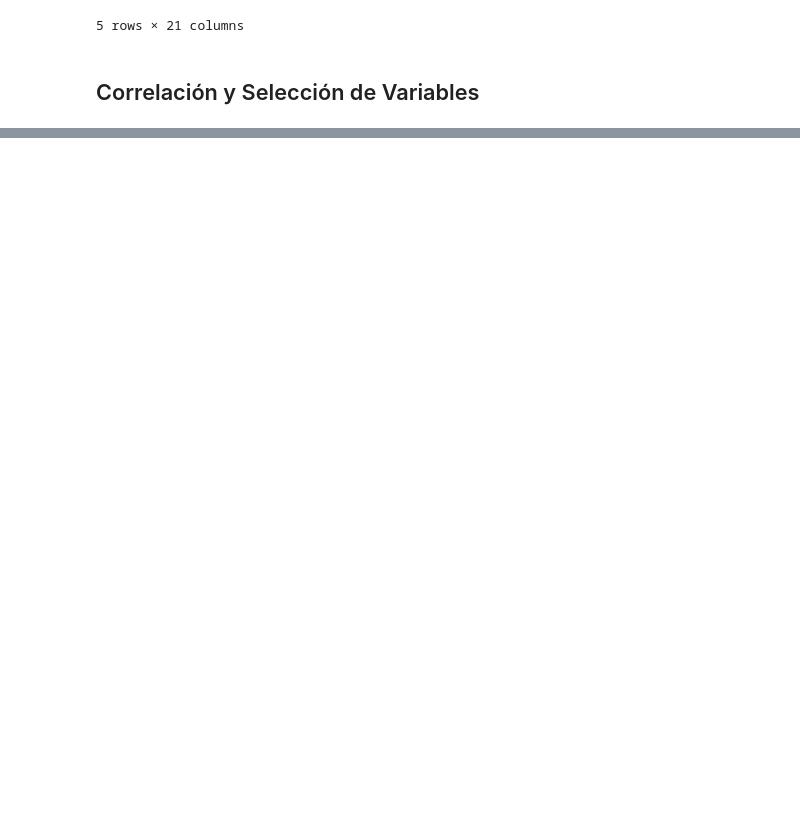
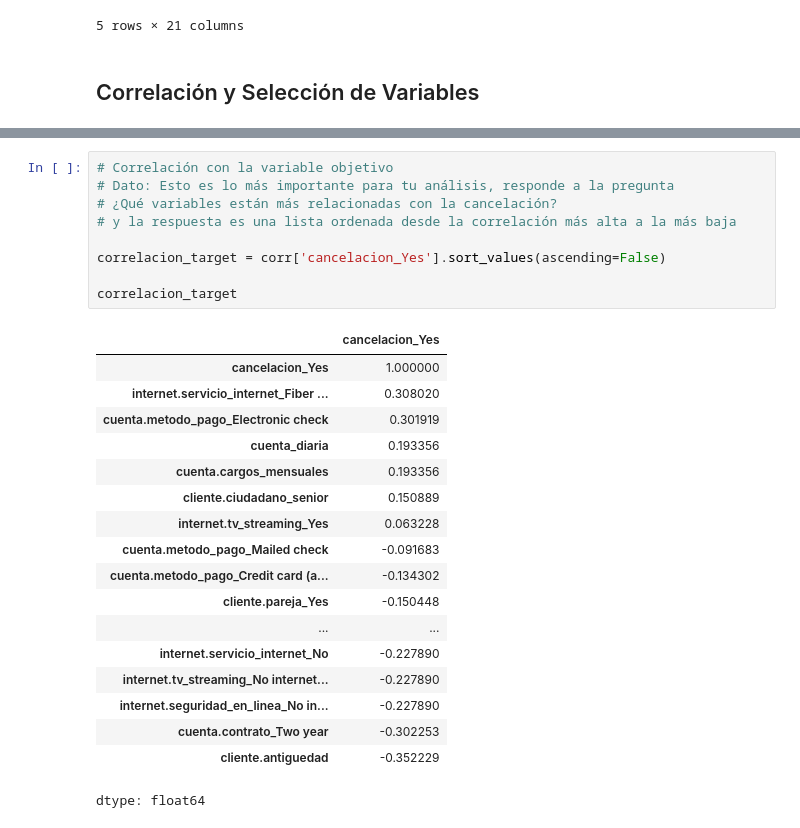
Before and after one commit to paolalarap/challenge_TelecomX2_palp, a Jupyter notebook: Challenge_TelecomX2_palp.ipynb, the cells around one changed output, grey strips where cells are left out. Cells and saved outputs as stored; diff of their text form; blank space fills up the shorter version.

```diff
--- a/Challenge_TelecomX2_palp.ipynb
+++ b/Challenge_TelecomX2_palp.ipynb
@@ -229,0 +245,28 @@ datos_cliente_normalizado.head()
+# %%
+# Correlación con la variable objetivo
+# Dato: Esto es lo más importante para tu análisis, responde a la pregunta
+# ¿Qué variables están más relacionadas con la cancelación?
+# y la respuesta es una lista ordenada desde la correlación más alta a la más baja
+
+correlacion_target = corr['cancelacion_Yes'].sort_values(ascending=False)
+
+correlacion_target
+# %% [output]
+|  | cancelacion_Yes |
+| cancelacion_Yes | 1.000000 |
+| internet.servicio_internet_Fiber ... | 0.308020 |
+| cuenta.metodo_pago_Electronic check | 0.301919 |
+| cuenta_diaria | 0.193356 |
+| cuenta.cargos_mensuales | 0.193356 |
+| cliente.ciudadano_senior | 0.150889 |
+| internet.tv_streaming_Yes | 0.063228 |
+| cuenta.metodo_pago_Mailed check | -0.091683 |
+| cuenta.metodo_pago_Credit card (a... | -0.134302 |
+| cliente.pareja_Yes | -0.150448 |
+| ... | ... |
+| internet.servicio_internet_No | -0.227890 |
+| internet.tv_streaming_No internet... | -0.227890 |
+| internet.seguridad_en_linea_No in... | -0.227890 |
+| cuenta.contrato_Two year | -0.302253 |
+| cliente.antiguedad | -0.352229 |
+dtype: float64
```
Also changed, not shown: parts of 6 cells of this notebook.
